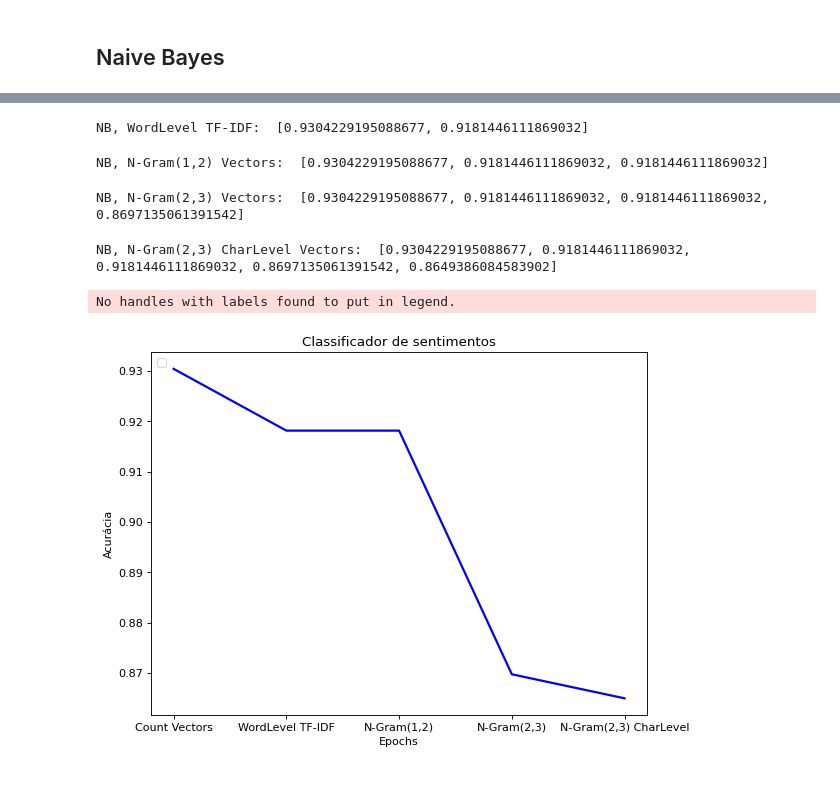
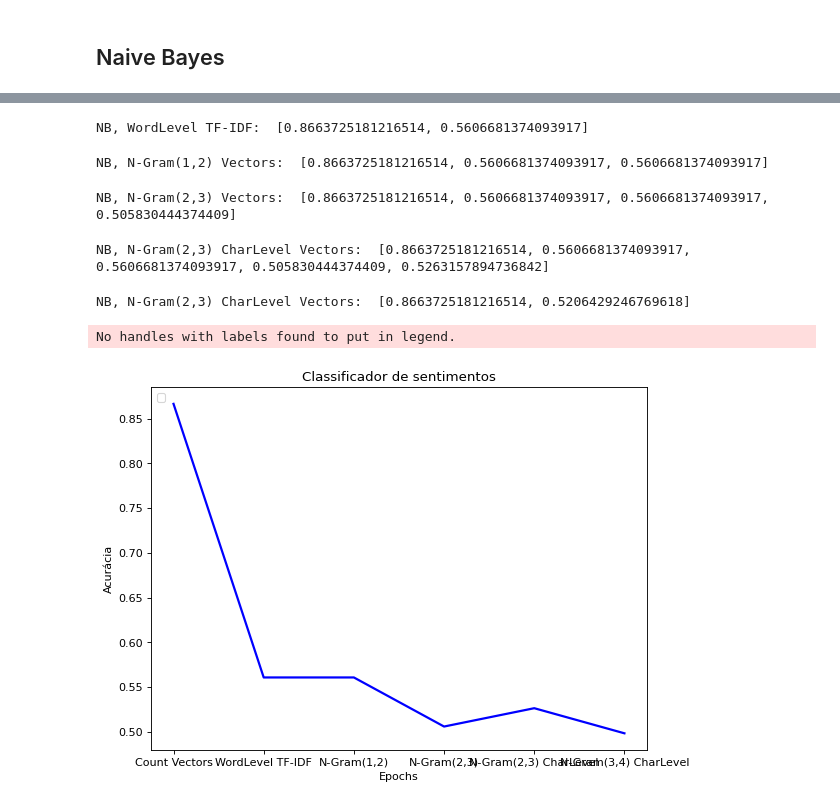
Before and after one commit to LuanPCunha/TCC, a Jupyter notebook: Treinamento_NaiveBayes.ipynb, the cells around one changed output, grey strips where cells are left out. Saved outputs shown, nothing was run; the diff lists cells and outputs as text; code cells hidden in the pictures.

```diff
--- a/Treinamento_NaiveBayes.ipynb
+++ b/Treinamento_NaiveBayes.ipynb
@@ -179,70 +164,82 @@ NB, Count Vectors:  [0.9304229195088677]
 # %%
 # word level tf-idf
-tfidf_vect = TfidfVectorizer(analyzer='word', token_pattern=r'\w{1,}', max_features= quantidade_palavras_unicas)
-X = tfidf_vect.fit_transform(trainDF['text'])
+tfidf_vect = TfidfVectorizer(analyzer='word', token_pattern=r'\w{1,}', max_features = max_text_length)
+X = tfidf_vect.fit_transform(text_column)
 
-train_x, valid_x, train_y, valid_y = model_selection.train_test_split(X, trainDF['label'], test_size=0.3, random_state=2)
+train_x, valid_x, train_y, valid_y = model_selection.train_test_split(X, output_label, test_size=0.3, random_state=42)
 
 # Naive Bayes on Word Level TF IDF Vectors
 accuracy.append(train_model(naive_bayes.MultinomialNB(), train_x, train_y, valid_x))
 print ("NB, WordLevel TF-IDF: ", accuracy)
 # %% [output]
-NB, WordLevel TF-IDF:  [0.9304229195088677, 0.9181446111869032]
+NB, WordLevel TF-IDF:  [0.8663725181216514, 0.5606681374093917]
 # %%
 # ngram level tf-idf
-tfidf_vect_ngram = TfidfVectorizer(analyzer='word', token_pattern=r'\w{1,}', ngram_range=(1,2), max_features=quantidade_palavras_unicas)
-X = tfidf_vect_ngram.fit_transform(trainDF['text'])
+tfidf_vect_ngram = TfidfVectorizer(analyzer='word', token_pattern=r'\w{1,}', ngram_range=(1,2), max_features=max_text_length)
+X = tfidf_vect_ngram.fit_transform(text_column)
 
-train_x, valid_x, train_y, valid_y = model_selection.train_test_split(X, trainDF['label'], test_size=0.3, random_state=2)
+train_x, valid_x, train_y, valid_y = model_selection.train_test_split(X, output_label, test_size=0.3, random_state=42)
 
 # Naive Bayes on Ngram Level TF IDF Vectors
 accuracy.append(train_model(naive_bayes.MultinomialNB(), train_x, train_y, valid_x))
 print ("NB, N-Gram(1,2) Vectors: ", accuracy)
 # %% [output]
-NB, N-Gram(1,2) Vectors:  [0.9304229195088677, 0.9181446111869032, 0.9181446111869032]
+NB, N-Gram(1,2) Vectors:  [0.8663725181216514, 0.5606681374093917, 0.5606681374093917]
 # %%
 # ngram level tf-idf
-tfidf_vect_ngram = TfidfVectorizer(analyzer='word', token_pattern=r'\w{1,}', ngram_range=(2,3), max_features=quantidade_palavras_unicas)
-X = tfidf_vect_ngram.fit_transform(trainDF['text'])
+tfidf_vect_ngram = TfidfVectorizer(analyzer='word', token_pattern=r'\w{1,}', ngram_range=(2,3), max_features=max_text_length)
+X = tfidf_vect_ngram.fit_transform(text_column)
 
-train_x, valid_x, train_y, valid_y = model_selection.train_test_split(X, trainDF['label'], test_size=0.3, random_state=2)
+train_x, valid_x, train_y, valid_y = model_selection.train_test_split(X, output_label, test_size=0.3, random_state=42)
 
 # Naive Bayes on Ngram Level TF IDF Vectors
 accuracy.append(train_model(naive_bayes.MultinomialNB(), train_x, train_y, valid_x))
 print ("NB, N-Gram(2,3) Vectors: ", accuracy)
 # %% [output]
-NB, N-Gram(2,3) Vectors:  [0.9304229195088677, 0.9181446111869032, 0.9181446111869032, 0.8697135061391542]
+NB, N-Gram(2,3) Vectors:  [0.8663725181216514, 0.5606681374093917, 0.5606681374093917, 0.505830444374409]
 # %%
 # characters level tf-idf
-tfidf_vect_ngram_chars = TfidfVectorizer(analyzer='char', token_pattern=r'\w{1,}', ngram_range=(2,3), max_features=quantidade_palavras_unicas)
-X = tfidf_vect_ngram_chars.fit_transform(trainDF['text'])
+tfidf_vect_ngram_chars = TfidfVectorizer(analyzer='char', token_pattern=r'\w{1,}', ngram_range=(2,3), max_features=max_text_length)
+X = tfidf_vect_ngram_chars.fit_transform(text_column)
 
-train_x, valid_x, train_y, valid_y = model_selection.train_test_split(X, trainDF['label'], test_size=0.3, random_state=2)
+train_x, valid_x, train_y, valid_y = model_selection.train_test_split(X, output_label, test_size=0.3, random_state=42)
 
 # Naive Bayes on Character Level TF IDF Vectors
 accuracy.append(train_model(naive_bayes.MultinomialNB(), train_x, train_y, valid_x))
 print ("NB, N-Gram(2,3) CharLevel Vectors: ", accuracy)
 # %% [output]
-NB, N-Gram(2,3) CharLevel Vectors:  [0.9304229195088677, 0.9181446111869032, 0.9181446111869032, 0.8697135061391542, 0.8649386084583902]
+NB, N-Gram(2,3) CharLevel Vectors:  [0.8663725181216514, 0.5606681374093917, 0.5606681374093917, 0.505830444374409, 0.5263157894736842]
+# %%
+# characters level tf-idf
+tfidf_vect_ngram_chars = TfidfVectorizer(analyzer='char', token_pattern=r'\w{1,}', ngram_range=(1,120), max_features=max_text_length)
+X = tfidf_vect_ngram_chars.fit_transform(text_column)
+
+train_x, valid_x, train_y, valid_y = model_selection.train_test_split(X, output_label, test_size=0.3, random_state=2)
+
+# Naive Bayes on Character Level TF IDF Vectors
+accuracy.append(train_model(naive_bayes.MultinomialNB(), train_x, train_y, valid_x))
+print ("NB, N-Gram(2,3) CharLevel Vectors: ", accuracy)
+# %% [output]
+NB, N-Gram(2,3) CharLevel Vectors:  [0.8663725181216514, 0.5206429246769618]
 # %%
 #  # Plot
 # plt.figure()
 # plt.plot(hist.history['loss'], lw=2.0, color='b', label='train')
 # plt.plot(hist.history['val_loss'], lw=2.0, color='r', label='val')
 # plt.title('Classificador de sentimentos')
 # plt.xlabel('Epochs')
 # plt.ylabel('Cross-Entropy')
 # plt.legend(loc='upper right')
 # plt.show()
-y = ['Count Vectors','WordLevel TF-IDF','N-Gram(1,2)','N-Gram(2,3)','N-Gram(2,3) CharLevel']
+y = ['Count Vectors','WordLevel TF-IDF','N-Gram(1,2)','N-Gram(2,3)','N-Gram(2,3) CharLevel','N-Gram(3,4) CharLevel']
 plt.figure(figsize=(8, 6), dpi=80)
 plt.plot(y,accuracy, lw=2.0, color='b')
 #plt.plot(hist.history['val_acc'], lw=2.0, color='r', label='val')
 plt.title('Classificador de sentimentos')
 plt.xlabel('Epochs')
 plt.ylabel('Acurácia')
 plt.legend(loc='upper left')
 plt.show()
 # %% [output]
 No handles with labels found to put in legend.
-[figure, old version]
+[figure, new version]
```
Also changed, not shown: parts of 20 cells of this notebook.
